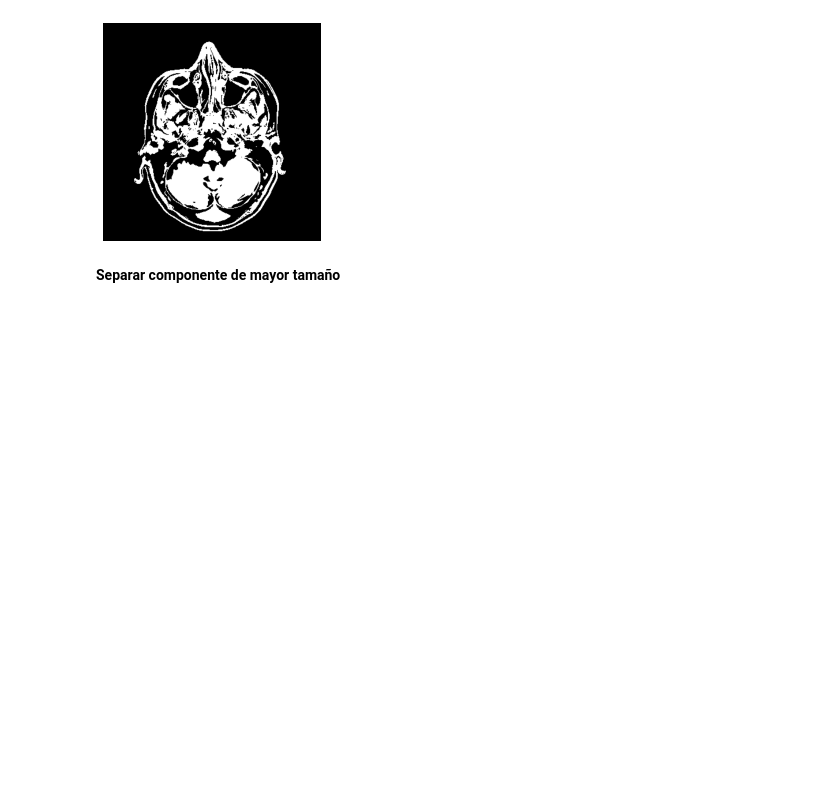
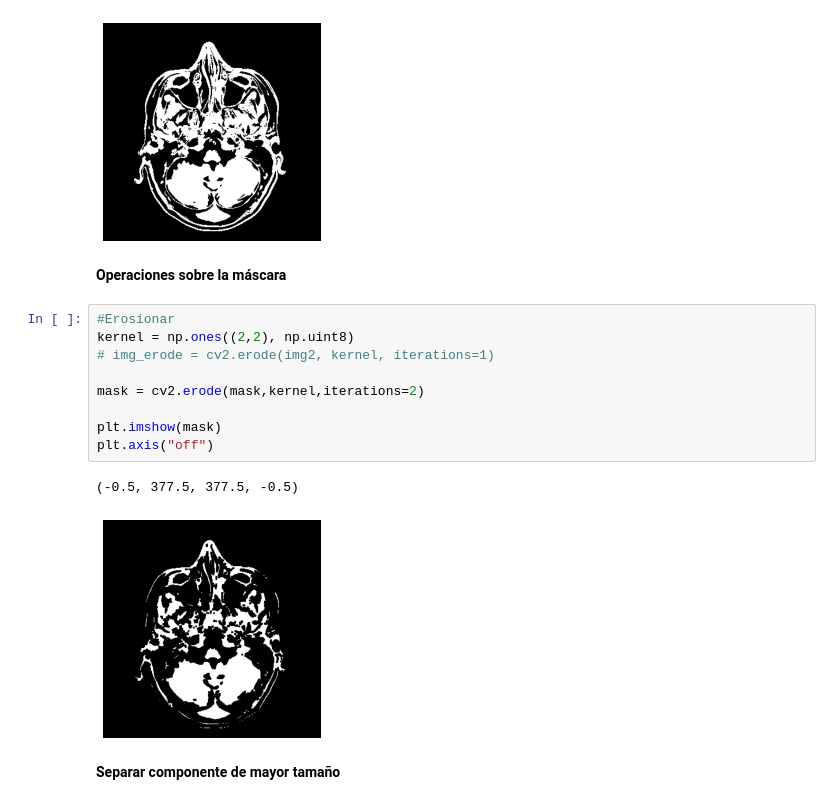
Before and after one commit to IgnacioArellano/Images_processing_using_python, a Jupyter notebook: Proyecto/MultiUmbral.ipynb, the cells around one changed output. Saved outputs shown, nothing was run; the diff lists cells and outputs as text; blank space fills up the shorter version.

```diff
--- a/Proyecto/MultiUmbral.ipynb
+++ b/Proyecto/MultiUmbral.ipynb
@@ -50,6 +50,20 @@ plt.axis("off")
 # %% [output]
 (-0.5, 377.5, 377.5, -0.5)
 [figure]
+# %% [markdown]
+**Operaciones sobre la máscara**
+# %%
+#Erosionar
+kernel = np.ones((2,2), np.uint8)
+# img_erode = cv2.erode(img2, kernel, iterations=1)
+
+mask = cv2.erode(mask,kernel,iterations=2)
+
+plt.imshow(mask)
+plt.axis("off")
+# %% [output]
+(-0.5, 377.5, 377.5, -0.5)
+[figure, added]
 # %% [markdown]
 **Separar componente de mayor tamaño**
 # %%
```
Also changed, not shown: parts of 2 cells of this notebook, 1 other file.
